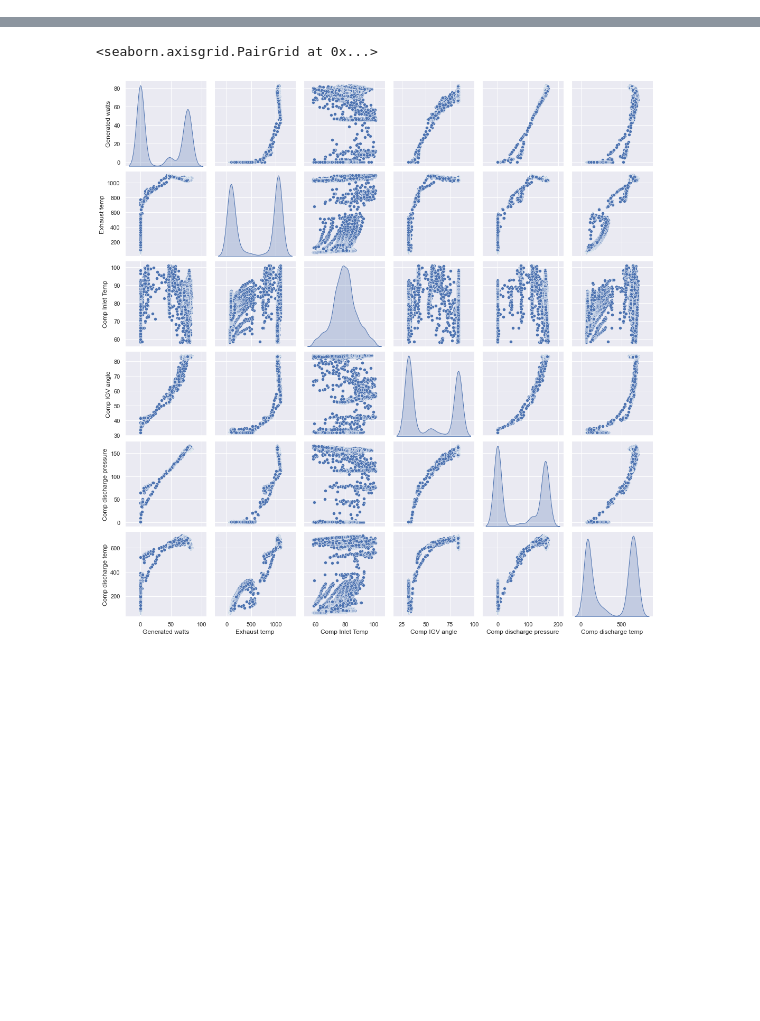
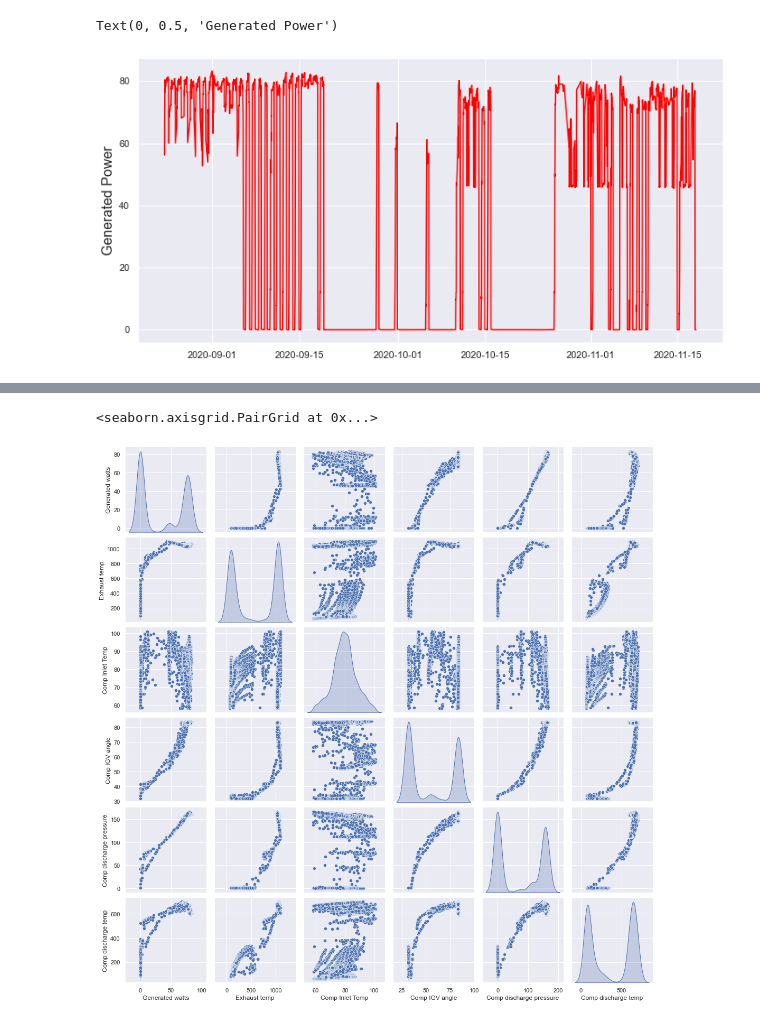
Before and after one commit to RamyaNagarajan88/Turbine_Project, a Jupyter notebook: EDA.ipynb, the cells around one changed output, grey strips where cells are left out. Cells and saved outputs as stored; diff of their text form; code cells hidden in the pictures; blank space fills up the shorter version.

Commit message:
Added time series analysis to EDA

```diff
--- a/EDA.ipynb
+++ b/EDA.ipynb
@@ -17,2 +33,4 @@ turbine_data=pd.read_excel('cleaned_turbine_data.xlsx')
 # %%
 turbine_data.set_index('TimeStamp',inplace=True)
+# %%
+time_series=turbine_data
@@ -19,3 +55,10 @@ turbine_data.set_index('TimeStamp',inplace=True)
+# %%
+plt.figure(figsize=(12,6))
+plt.plot(time_series['Generated watts'], color='red')
+plt.ylabel('Generated Power', fontsize=16)
+# %% [output]
+Text(0, 0.5, 'Generated Power')
+[figure, added]
 # %%
 turbine_data.describe()
 # %% [output]
```
Also changed, not shown: parts of 10 cells of this notebook.
